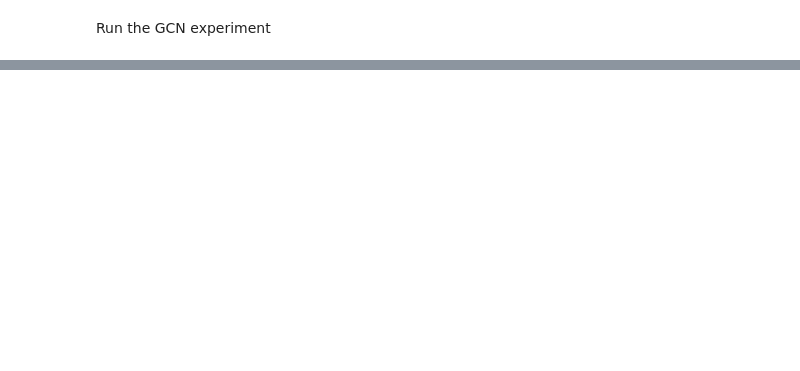
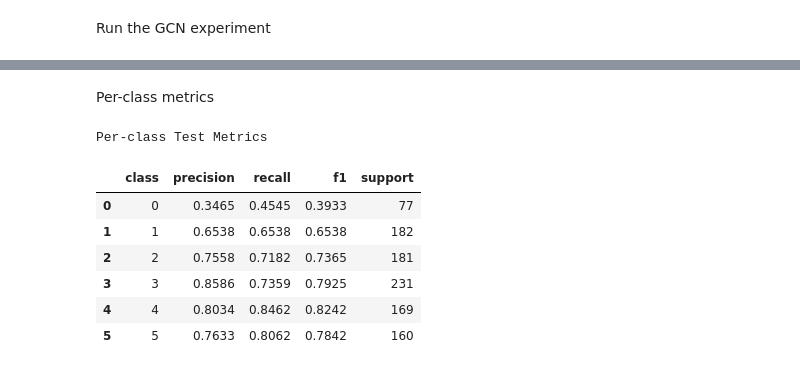
Before and after one commit to deandrehendrix/EEL6878_Final_Project, a Jupyter notebook: notebooks/final_results.ipynb, the cells around one changed output, grey strips where cells are left out. Cells and saved outputs as stored; diff of their text form; code cells hidden in the pictures; blank space fills up the shorter version.

```diff
--- a/notebooks/final_results.ipynb
+++ b/notebooks/final_results.ipynb
@@ -84,0 +128,16 @@ Plots
+# %% [markdown]
+Per-class metrics
+# %%
+per_class_table = pd.DataFrame(results["per_class_metrics"])
+
+print("Per-class Test Metrics")
+display(per_class_table.round(4))
+# %% [output]
+Per-class Test Metrics
+|  | class | precision | recall | f1 | support |
+| 0 | 0 | 0.3465 | 0.4545 | 0.3933 | 77 |
+| 1 | 1 | 0.6538 | 0.6538 | 0.6538 | 182 |
+| 2 | 2 | 0.7558 | 0.7182 | 0.7365 | 181 |
+| 3 | 3 | 0.8586 | 0.7359 | 0.7925 | 231 |
+| 4 | 4 | 0.8034 | 0.8462 | 0.8242 | 169 |
+| 5 | 5 | 0.7633 | 0.8062 | 0.7842 | 160 |
```
Also changed, not shown: parts of 14 cells of this notebook, 1 other file.
